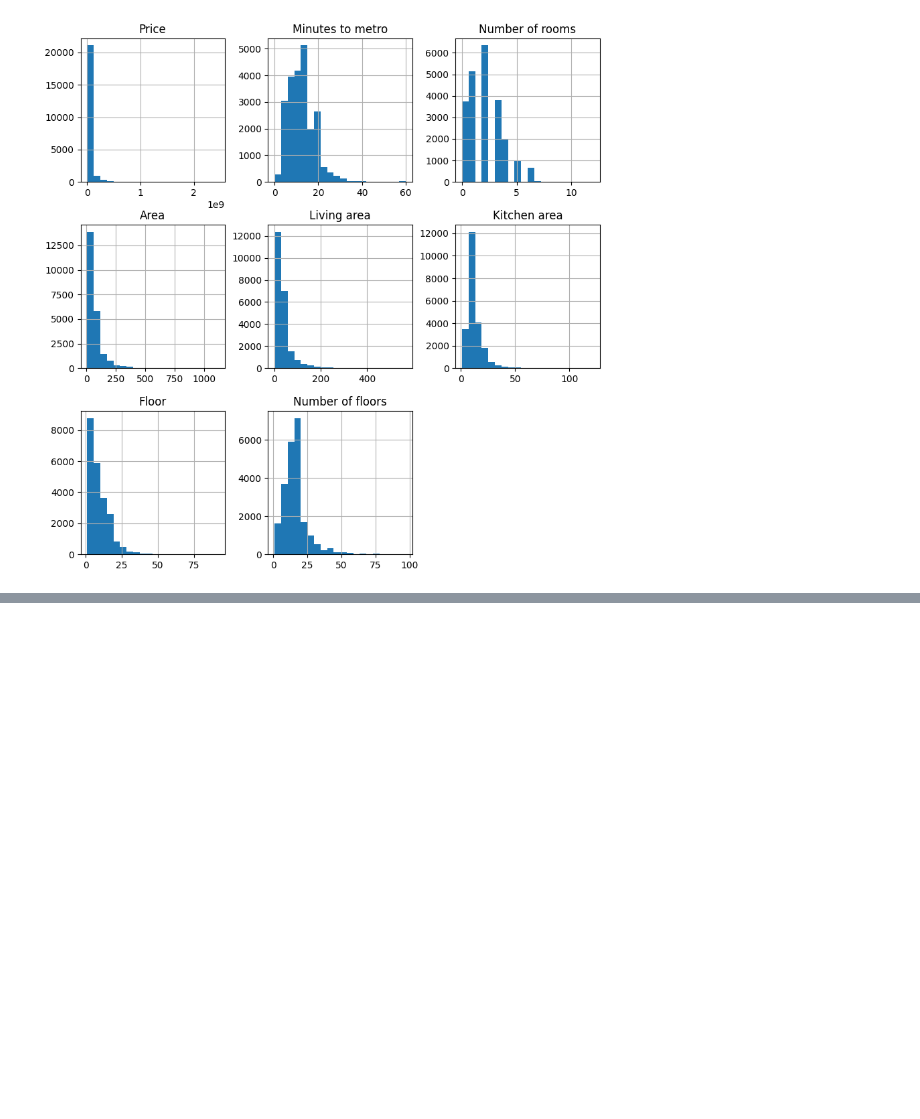
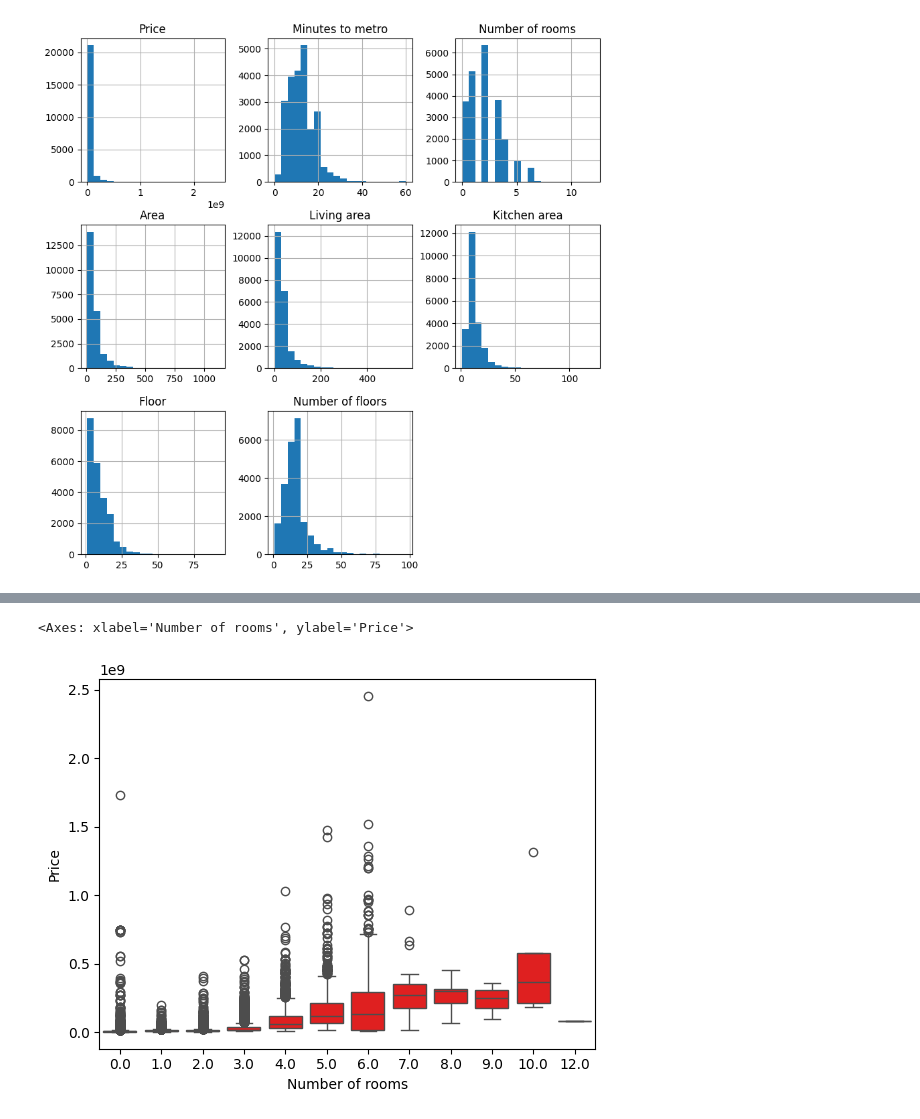
Before and after one commit to whykitsune/dmmt-project-ml, a Jupyter notebook: dw_project.ipynb, the cells around one changed output, grey strips where cells are left out. Saved outputs shown, nothing was run; the diff lists cells and outputs as text; code cells hidden in the pictures; blank space fills up the shorter version.

```diff
--- a/dw_project.ipynb
+++ b/dw_project.ipynb
@@ -82,0 +136,5 @@ Name: Apartment type, dtype: int64
+# %%
+sns.boxplot(df, x='Number of rooms', y='Price', color='r')
+# %% [output]
+<Axes: xlabel='Number of rooms', ylabel='Price'>
+[figure, added]
```
Also changed, not shown: parts of 30 cells of this notebook.
